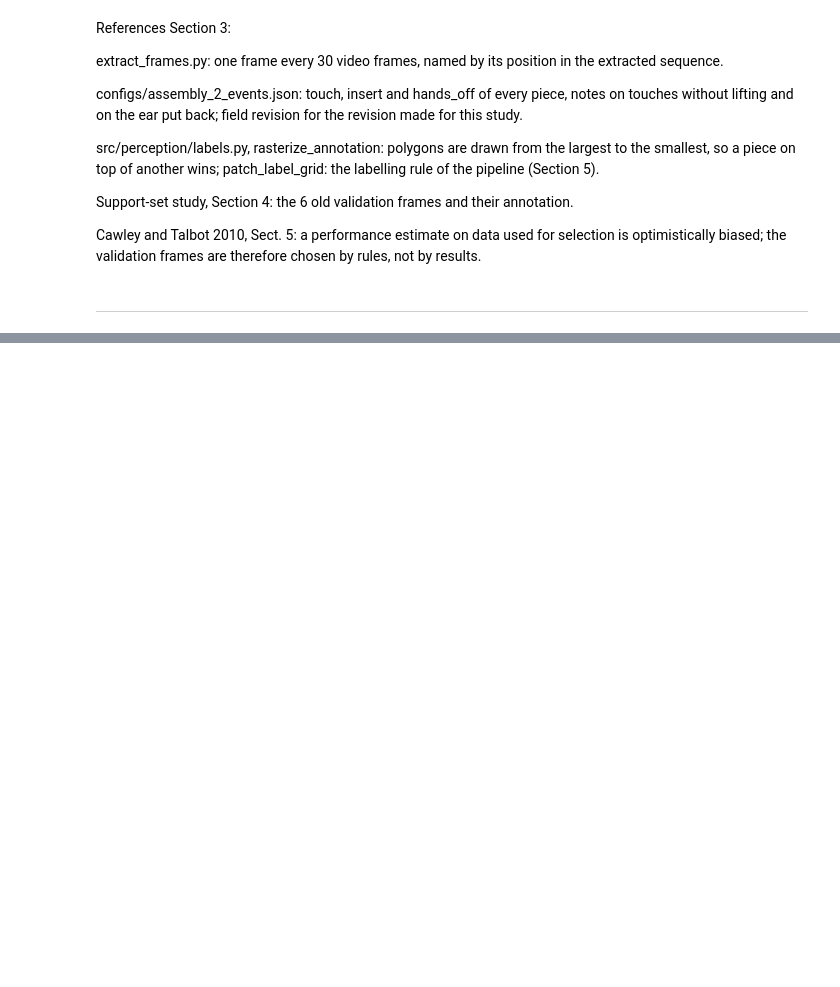
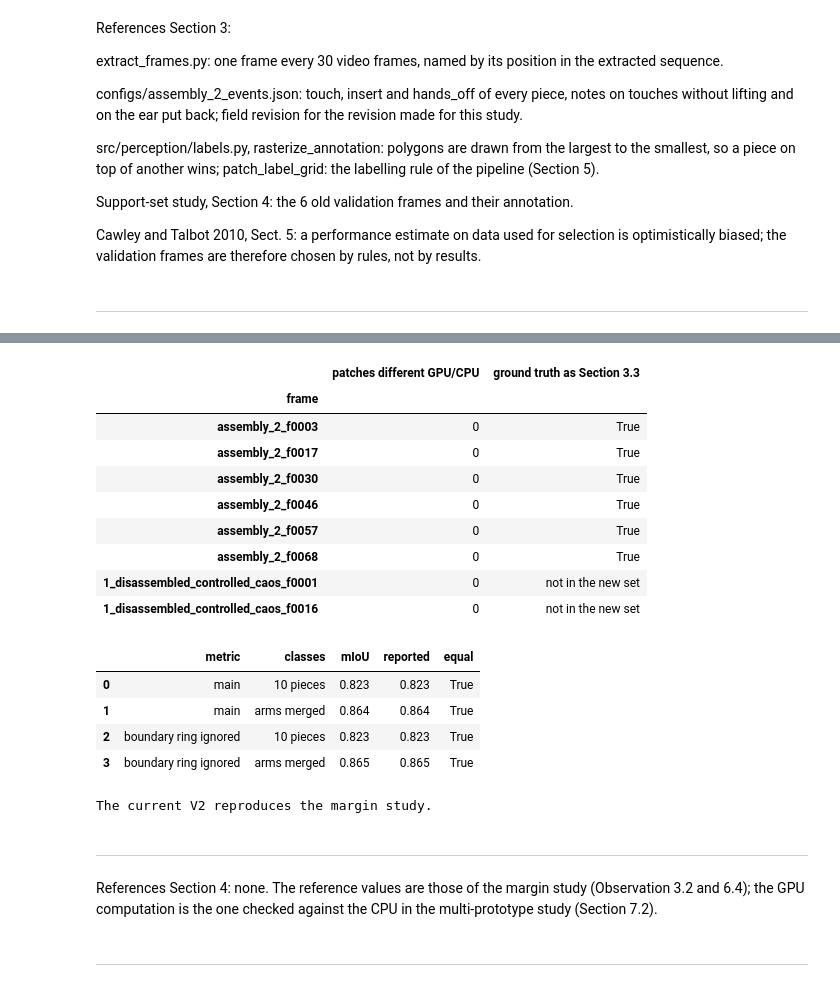
Before and after one commit to xrushofblood/vad_project, a Jupyter notebook: notebooks/phase_1_support_set_v2_study.ipynb, the cells around one changed output, grey strips where cells are left out. Drawn from its saved outputs; the diff is of its cells as text; code cells hidden in the pictures; blank space fills up the shorter version.

Commit message:
Support-set study on V2: Section 4, regression check

```diff
--- a/notebooks/phase_1_support_set_v2_study.ipynb
+++ b/notebooks/phase_1_support_set_v2_study.ipynb
@@ -625,0 +650,7 @@ Cawley and Talbot 2010, Sect. 5: a performance estimate on data used for selecti
+# %%
+# 4.1 Loading the model (shared FeatureExtractor, same settings as the pipeline), and the sizes assumed in Section 3.3
+extractor = FeatureExtractor(MODEL_DIR, device=DEVICE, dtype=DTYPE)
+print(f"Model loaded, patch size {extractor.patch_size}x{extractor.patch_size}, "
+      f"input size for a 1024x1024 frame: {extractor.input_size(*INPUT_SIZE)}")
+assert extractor.patch_size == PATCH_SIZE
+assert extractor.input_size(*INPUT_SIZE) == INPUT_SIZE
@@ -625,0 +686,59 @@ Cawley and Talbot 2010, Sect. 5: a performance estimate on data used for selecti
+# %%
+# 4.3 Regression check on the 8 validation frames of the margin study, at background margin 0:
+# labels on the GPU equal labels on the CPU, the ground truth of the old frames equals Section 3.3,
+# and the mIoU equals the values reported there (margin study, Observation 6.4; rounded to 3 decimals)
+from perception.prototypes import class_similarities
+
+by_name = {val["frame"]: val for val in VALIDATION_FRAMES}
+OLD_VALIDATION = []
+for item in MARGIN_STUDY_VALIDATION:
+    image = Image.open(frame_path(item["frame"])).convert("RGB")
+    features, size = extractor.extract(image)
+    gt, _ = patch_label_grid(rasterize_annotation(frame_path(item["frame"], ".json"), GT_LABELS, size),
+                             PATCH_SIZE, MIN_LABEL_COVERAGE)
+    labels_gpu = assign_labels(class_similarities_gpu(features, *CURRENT_V2), MARGIN)
+    labels_cpu = assign_labels(class_similarities(features, *CURRENT_V2_CPU), MARGIN)
+    OLD_VALIDATION.append({"frame": item["frame"], "gt": gt, "gt_tolerant": ignore_boundary_ring(gt, BOUNDARY_RING),
+                           "labels": labels_gpu,
+                           "patches different GPU/CPU": int((labels_gpu != labels_cpu).sum()),
+                           "ground truth as Section 3.3": (bool((gt == by_name[item["frame"]]["gt"]).all())
+                                                           if item["frame"] in by_name else "not in the new set")})
+OLD_EXCLUDED = [{CLASS_NAMES.index(name) for name in item.get("exclude", set())} for item in MARGIN_STUDY_VALIDATION]
+display(pd.DataFrame(OLD_VALIDATION).set_index("frame")[["patches different GPU/CPU", "ground truth as Section 3.3"]])
+
+REPORTED = {("gt", False): 0.823, ("gt", True): 0.864, ("gt_tolerant", False): 0.823, ("gt_tolerant", True): 0.865}
+rows = []
+for (gt_key, merge), reported in REPORTED.items():
+    confusions = [confusion_matrix(val[gt_key], val["labels"]) for val in OLD_VALIDATION]
+    obtained = round(frame_miou(confusions, OLD_EXCLUDED, merge=merge), 3)
+    rows.append({"metric": "main" if gt_key == "gt" else "boundary ring ignored",
+                 "classes": "arms merged" if merge else "10 pieces",
+                 "mIoU": obtained, "reported": reported, "equal": obtained == reported})
+regression = pd.DataFrame(rows)
+display(regression)
+assert regression["equal"].all()
+assert sum(val["patches different GPU/CPU"] for val in OLD_VALIDATION) == 0
+print("The current V2 reproduces the margin study.")
+# %% [output]
+|  | patches different GPU/CPU | ground truth as Section 3.3 |
+| frame |  |  |
+| assembly_2_f0003 | 0 | True |
+| assembly_2_f0017 | 0 | True |
+| assembly_2_f0030 | 0 | True |
+| assembly_2_f0046 | 0 | True |
+| assembly_2_f0057 | 0 | True |
+| assembly_2_f0068 | 0 | True |
+| 1_disassembled_controlled_caos_f0001 | 0 | not in the new set |
+| 1_disassembled_controlled_caos_f0016 | 0 | not in the new set |
+|  | metric | classes | mIoU | reported | equal |
+| 0 | main | 10 pieces | 0.823 | 0.823 | True |
+| 1 | main | arms merged | 0.864 | 0.864 | True |
+| 2 | boundary ring ignored | 10 pieces | 0.823 | 0.823 | True |
+| 3 | boundary ring ignored | arms merged | 0.865 | 0.865 | True |
+The current V2 reproduces the margin study.
+# %% [markdown]
+------------------------------------------------------------------------------------------------------------------------------------------
+# %% [markdown]
+References Section 4: none. The reference values are those of the margin study (Observation 3.2 and 6.4); the GPU computation is the one checked against the CPU in the multi-prototype study (Section 7.2).
+# %% [markdown]
+------------------------------------------------------------------------------------------------------------------------------------------
```
Also changed, not shown: parts of 8 cells of this notebook.
